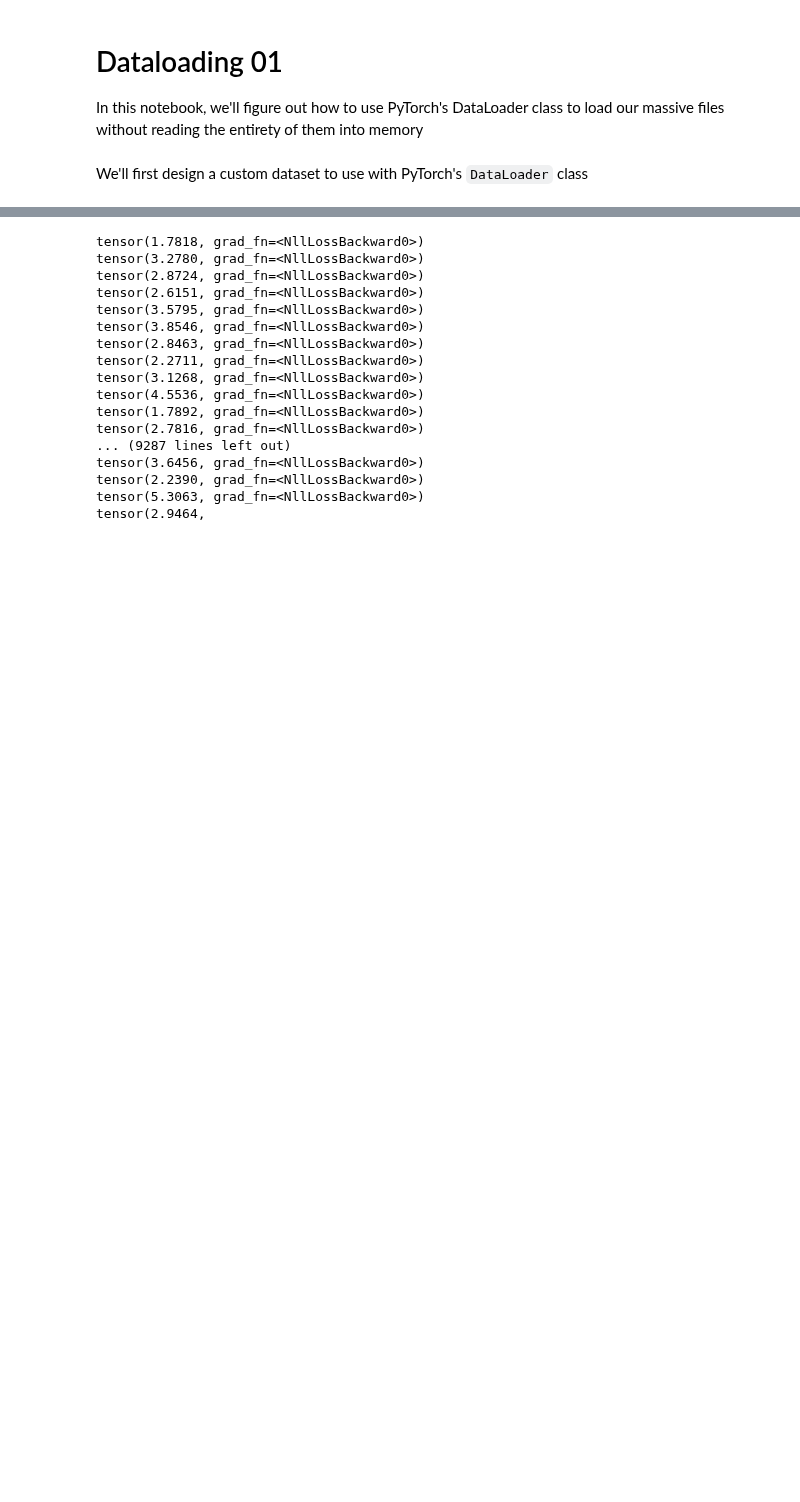
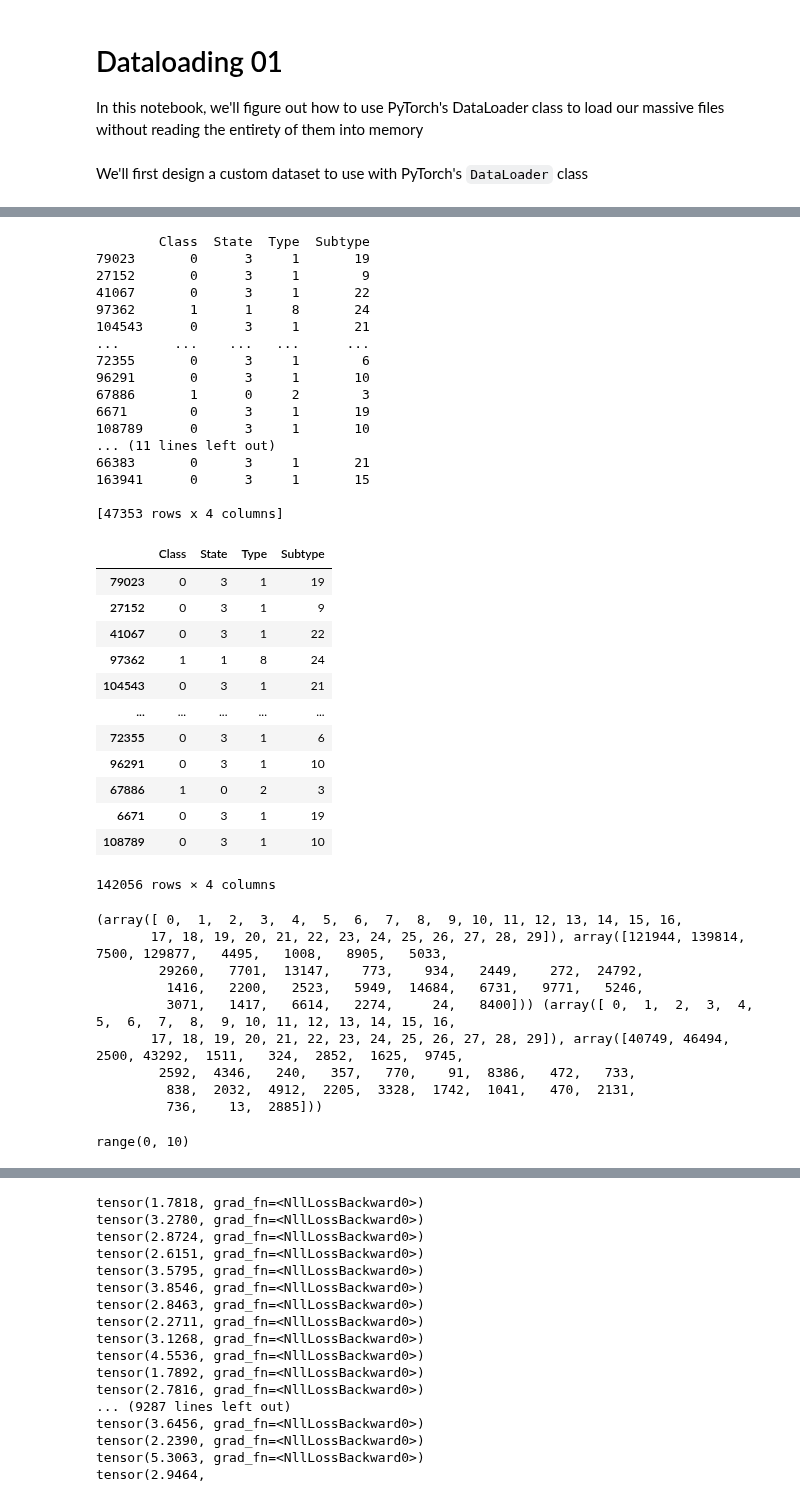
Before and after one commit to jlehrer1/comparative-organoids, a Jupyter notebook: notebooks/pytorch_dataloading_01.ipynb, the cells around one changed output, grey strips where cells are left out. Drawn from its saved outputs; the diff is of its cells as text; code cells hidden in the pictures; blank space fills up the shorter version.

Commit message:
Fixed label encoding script, added stratified dataset generation method, changed GeneExpressionData to accept particular indices to generate data from

```diff
--- a/notebooks/pytorch_dataloading_01.ipynb
+++ b/notebooks/pytorch_dataloading_01.ipynb
@@ -59,5 +49,53 @@ class Model(nn.Module):
 # %%
-model = Model(
-    inputs = primary.num_features(),
-    outputs = primary.num_labels(),
-)
+from sklearn.model_selection import train_test_split
+
+for labelfile in label_files:
+    # Read in labelfile
+    df = pd.read_csv(labelfile)
+    targets = df.loc[:, 'Type']
+
+    # Make stratified split on labels
+    train, test = train_test_split(targets, stratify=targets)
+
+    train, test = df.iloc[train.index, :], df.iloc[test.index, :]
+    print(np.unique(train, return_counts=True), np.unique(test, return_counts=True))
+# %% [output]
+        Class  State  Type  Subtype
+79023       0      3     1       19
+27152       0      3     1        9
+41067       0      3     1       22
+97362       1      1     8       24
+104543      0      3     1       21
+...       ...    ...   ...      ...
+72355       0      3     1        6
+96291       0      3     1       10
+67886       1      0     2        3
+6671        0      3     1       19
+108789      0      3     1       10
+... (11 lines left out)
+66383       0      3     1       21
+163941      0      3     1       15
+
+[47353 rows x 4 columns]
+|  | Class | State | Type | Subtype |
+| 79023 | 0 | 3 | 1 | 19 |
+| 27152 | 0 | 3 | 1 | 9 |
+| 41067 | 0 | 3 | 1 | 22 |
+| 97362 | 1 | 1 | 8 | 24 |
+| 104543 | 0 | 3 | 1 | 21 |
+| ... | ... | ... | ... | ... |
+| 72355 | 0 | 3 | 1 | 6 |
+| 96291 | 0 | 3 | 1 | 10 |
+| 67886 | 1 | 0 | 2 | 3 |
+| 6671 | 0 | 3 | 1 | 19 |
+| 108789 | 0 | 3 | 1 | 10 |
+142056 rows × 4 columns
+(array([ 0,  1,  2,  3,  4,  5,  6,  7,  8,  9, 10, 11, 12, 13, 14, 15, 16,
+       17, 18, 19, 20, 21, 22, 23, 24, 25, 26, 27, 28, 29]), array([121944, 139814,   7500, 129877,   4495,   1008,   8905,   5033,
+        29260,   7701,  13147,    773,    934,   2449,    272,  24792,
+         1416,   2200,   2523,   5949,  14684,   6731,   9771,   5246,
+         3071,   1417,   6614,   2274,     24,   8400])) (array([ 0,  1,  2,  3,  4,  5,  6,  7,  8,  9, 10, 11, 12, 13, 14, 15, 16,
+       17, 18, 19, 20, 21, 22, 23, 24, 25, 26, 27, 28, 29]), array([40749, 46494,  2500, 43292,  1511,   324,  2852,  1625,  9745,
+        2592,  4346,   240,   357,   770,    91,  8386,   472,   733,
+         838,  2032,  4912,  2205,  3328,  1742,  1041,   470,  2131,
+         736,    13,  2885]))
@@ -81,0 +154,4 @@ optimizer = torch.optim.SGD(model.parameters(), lr=0.001)
+# %%
+test.index
+# %% [output]
+range(0, 10)
```
Also changed, not shown: parts of 19 cells of this notebook, 2 other files.
